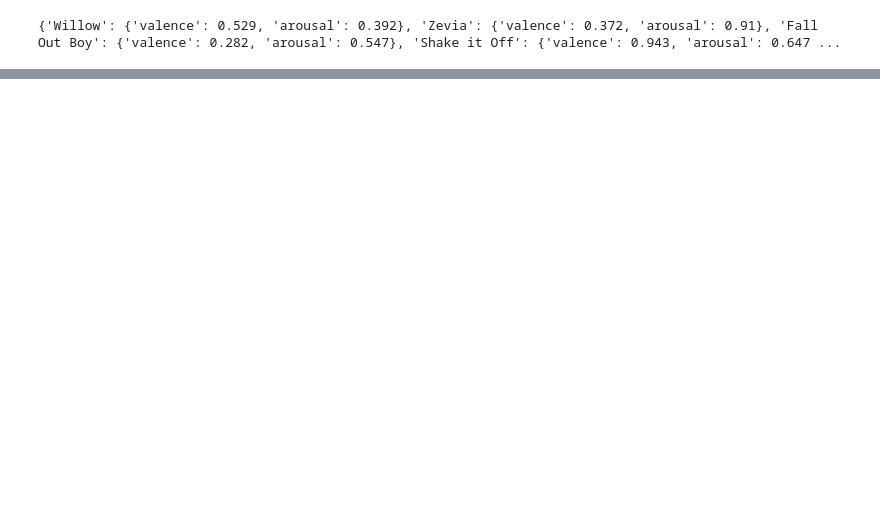
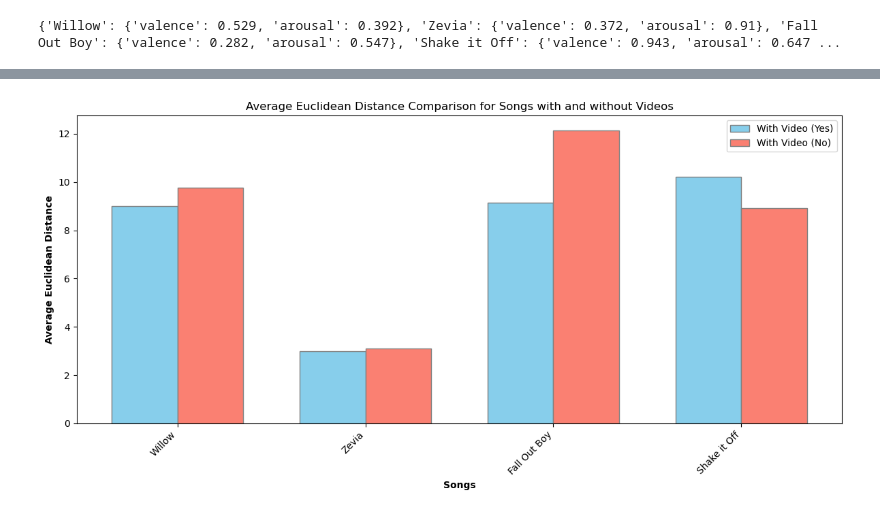
Before and after one commit to oops-moment/Music-Mind-Technology--Project, a Jupyter notebook: 4.ipynb, the cells around one changed output, grey strips where cells are left out. Drawn from its saved outputs; the diff is of its cells as text; code cells hidden in the pictures; blank space fills up the shorter version.

Commit message:
added graph for euclidean distances with and without video

```diff
--- a/4.ipynb
+++ b/4.ipynb
@@ -146,0 +207,35 @@ Euclidean distances for 'Shake it Off' with video 'No': [8.924116650963276]
+# %%
+import numpy as np
+import matplotlib.pyplot as plt
+
+# Extract song names and average distances for songs with and without videos
+songs = list(euclidean_distances.keys())
+avg_distances_yes = [distances['yes'] for distances in euclidean_distances.values()]
+avg_distances_no = [distances['no'] for distances in euclidean_distances.values()]
+
+# Set the width of the bars
+bar_width = 0.35
+
+# Set position of bar on X axis
+r1 = np.arange(len(songs))
+r2 = [x + bar_width for x in r1]
+
+# Create side-by-side bar chart
+plt.figure(figsize=(12, 6))
+plt.bar(r1, avg_distances_yes, color='skyblue', width=bar_width, edgecolor='grey', label='With Video (Yes)')
+plt.bar(r2, avg_distances_no, color='salmon', width=bar_width, edgecolor='grey', label='With Video (No)')
+
+# Add xticks on the middle of the group bars
+plt.xlabel('Songs', fontweight='bold')
+plt.ylabel('Average Euclidean Distance', fontweight='bold')
+plt.xticks([r + bar_width/2 for r in range(len(songs))], songs, rotation=45, ha='right')
+
+# Create legend & Show graphic
+plt.legend()
+plt.title('Average Euclidean Distance Comparison for Songs with and without Videos')
+
+# Show plot
+plt.tight_layout()
+plt.show()
+# %% [output]
+[figure, added]
```
Also changed, not shown: parts of 4 cells of this notebook, 2 other files.
